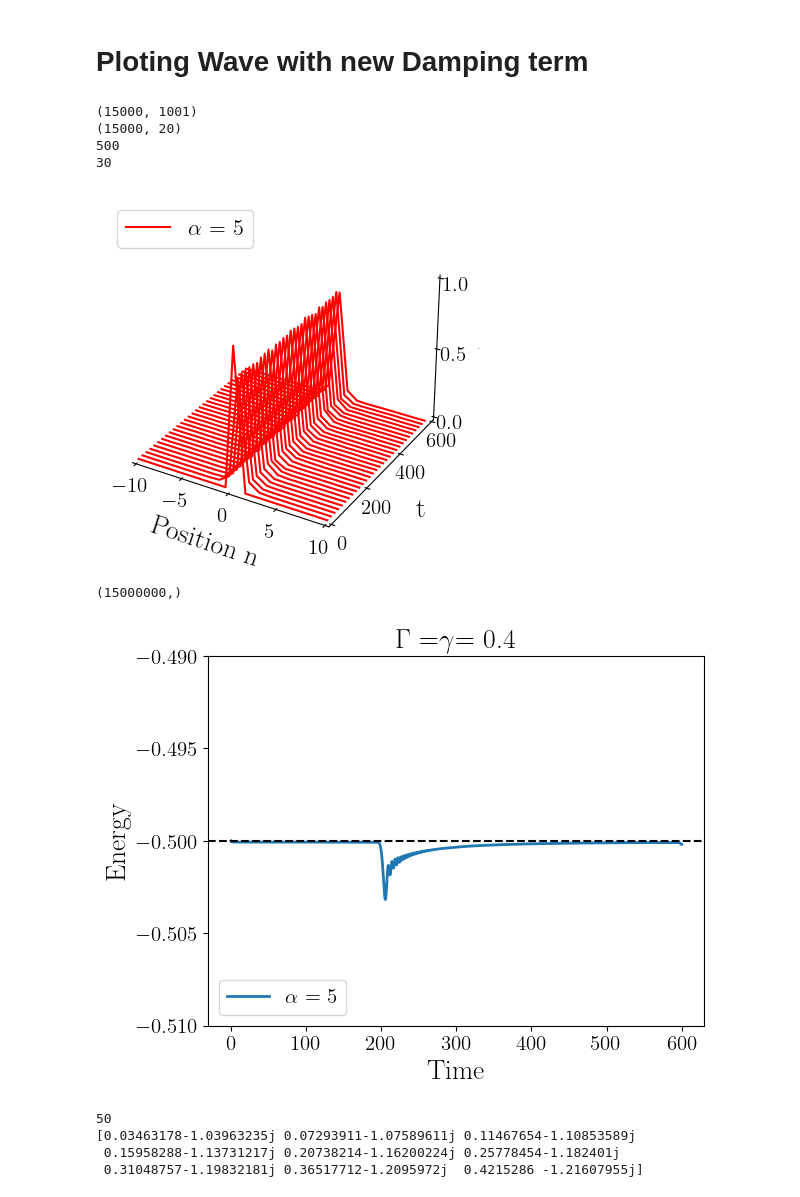
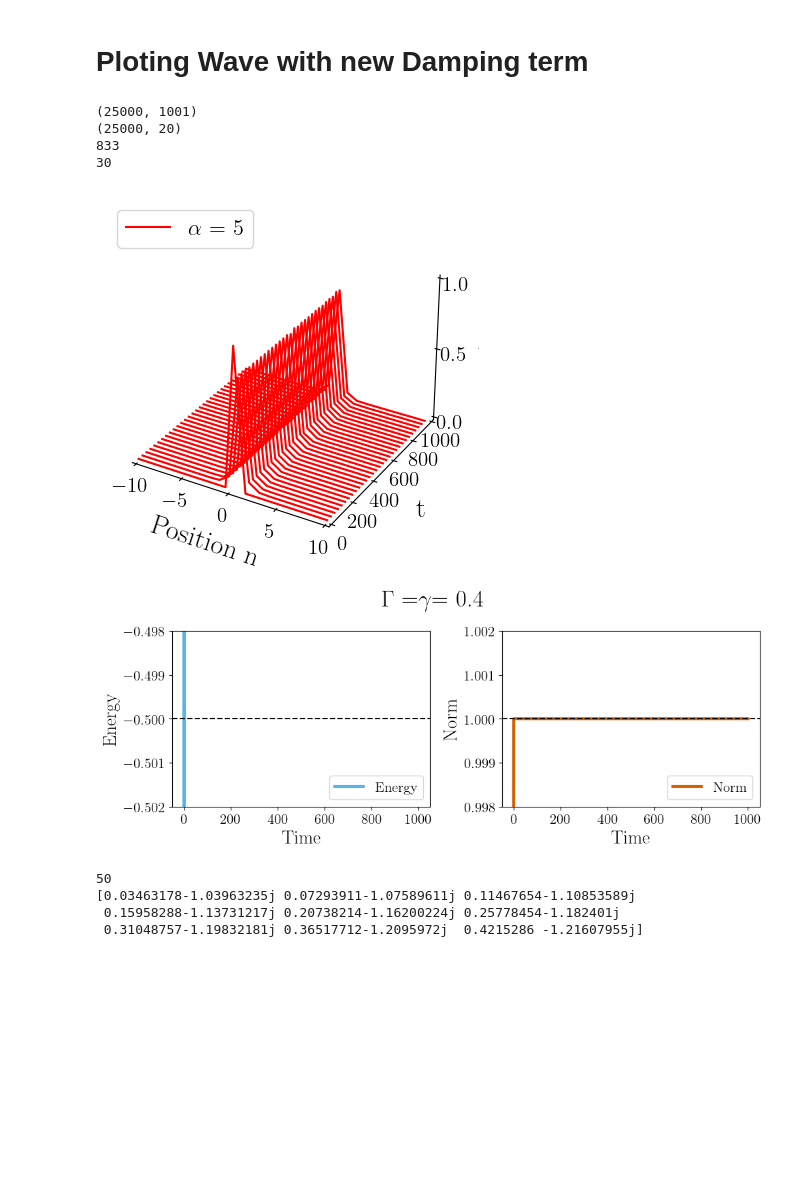
Before and after one commit to eurusebr/FeedBack, a Jupyter notebook: plot.ipynb, the cells around one changed output. Drawn from its saved outputs; the diff is of its cells as text; code cells hidden in the pictures; blank space fills up the shorter version.

```diff
--- a/plot.ipynb
+++ b/plot.ipynb
@@ -369,9 +367,9 @@ plt.show()
 import numpy as np
 import matplotlib.pyplot as plt
 
-N = 15000
+N = 25000
 size = 1001
-Time = 600
+Time = 1000
 mat = np.zeros((N, 1001))
 alpha = np.array([5])
 damp = 0.4
@@ -420,33 +418,48 @@ for i in range(1):
 #plt.savefig("HDNLS(" + str(damp) + ").jpg")
 plt.show()
 # %% [output]
-(15000, 1001)
-(15000, 20)
-500
+(25000, 1001)
+(25000, 20)
+833
 30
-[figure, old version]
+[figure, new version]
 # %%
+fig, (ax1, ax2) = plt.subplots(1, 2, figsize=(10, 4))
+
 alpha = np.array([5])
 damp = 0.4
+Time = 1000
+N = 25000000
 #data = np.zeros((4,4))
-data = np.fromfile("./Damping_alpha(" + str(alpha[0]) + ")/xi(" + str(damp) + ")/energy.bin", dtype=np.float64)
-y = np.linspace(0, Time, 15000000)
+data = np.fromfile("./Damping_alpha(" + str(alpha[0]) + ")/xi(" + str(0.9) + ")/energy.bin", dtype=np.float64)
+datanorm = np.fromfile("./Damping_alpha(" + str(alpha[0]) + ")/xi(" + str(0.9) + ")/norm.bin", dtype=np.float64)
 
-print(np.shape(data))
-plt.plot(y, data, label=r'$ \alpha $ = ' + str(alpha[0]), linewidth=2)
+#print(np.shape(datanorm))
+y = np.linspace(0, Time, N)
 
-plt.axhline(y = -0.5, color = 'black', linestyle = '--')
+#print(np.shape(data))
+ax1.plot(y, data, label='Energy', color="#56B4E9", linewidth=3)
+ax1.axhline(y = -0.5, color = 'black', linestyle = '--')
+ax1.legend(fontsize=15, loc="lower right")
+ax1.set_xlabel("Time")
+ax1.set_ylabel("Energy")
+ax1.set_ylim(-0.502, -0.498)
 
-plt.legend(fontsize=15, loc="lower left")
-plt.title("$ \Gamma $ =$ \gamma $= " + str(damp), fontsize = 20)
-plt.xlabel("Time")
-plt.ylabel("Energy")
-plt.ylim(-0.51, -0.49)
+
+ax2.plot(y, datanorm, label='Norm', color="#D55E00", linewidth=3)
+ax2.axhline(y = 1, color = 'black', linestyle = '--')
+ax2.legend(fontsize=15, loc="lower right")
+ax2.set_xlabel("Time")
+ax2.set_ylabel("Norm")
+ax2.set_ylim(0.998, 1.002)
+
+fig.suptitle("$ \Gamma $ =$ \gamma $= " + str(damp), fontsize = 25)
+plt.tight_layout()
+
 plt.savefig("Energy" + str(damp) + ".jpg")
 plt.show()
 # %% [output]
-(15000000,)
-[figure, old version]
+[figure, new version]
 # %%
 import numpy as np
 
```
Also changed, not shown: parts of 4 cells of this notebook, 1 other file.
